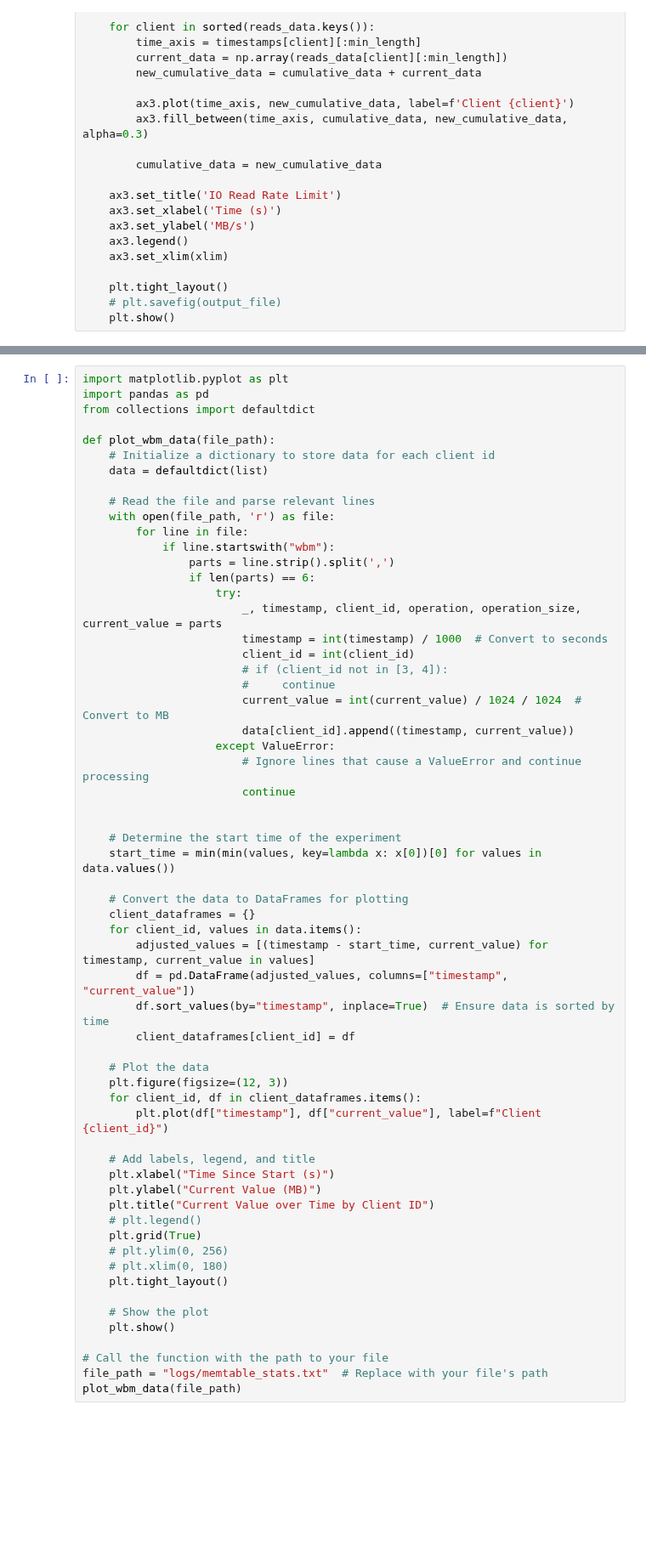
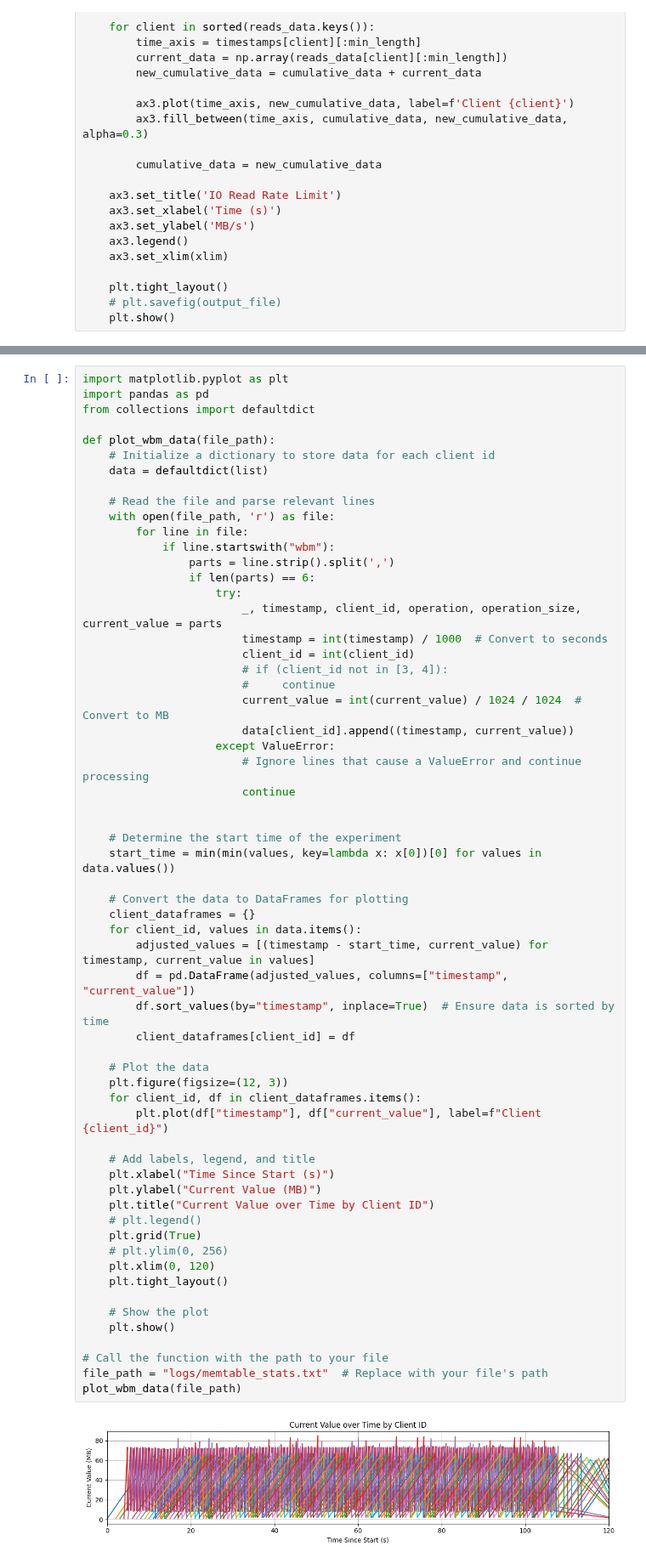
Before and after one commit to tyler-griggs/YCSB-cpp, a Jupyter notebook: analysis.ipynb, the cells around one changed output, grey strips where cells are left out. Shown at 85% size. Drawn from its saved outputs; the diff is of its cells as text; blank space fills up the shorter version.

```diff
--- a/analysis.ipynb
+++ b/analysis.ipynb
@@ -911,34 +992,36 @@ def plot_wbm_data(file_path):
     start_time = min(min(values, key=lambda x: x[0])[0] for values in data.values())
 
     # Convert the data to DataFrames for plotting
     client_dataframes = {}
     for client_id, values in data.items():
         adjusted_values = [(timestamp - start_time, current_value) for timestamp, current_value in values]
         df = pd.DataFrame(adjusted_values, columns=["timestamp", "current_value"])
         df.sort_values(by="timestamp", inplace=True)  # Ensure data is sorted by time
         client_dataframes[client_id] = df
 
     # Plot the data
     plt.figure(figsize=(12, 3))
     for client_id, df in client_dataframes.items():
         plt.plot(df["timestamp"], df["current_value"], label=f"Client {client_id}")
 
     # Add labels, legend, and title
     plt.xlabel("Time Since Start (s)")
     plt.ylabel("Current Value (MB)")
     plt.title("Current Value over Time by Client ID")
     # plt.legend()
     plt.grid(True)
     # plt.ylim(0, 256)
-    # plt.xlim(0, 180)
+    plt.xlim(0, 120)
     plt.tight_layout()
 
     # Show the plot
     plt.show()
 
 # Call the function with the path to your file
 file_path = "logs/memtable_stats.txt"  # Replace with your file's path
 plot_wbm_data(file_path)
+# %% [output]
+[figure, added]
 # %%
 import time
 
```
Also changed, not shown: parts of 3 cells of this notebook, 5 other files.
